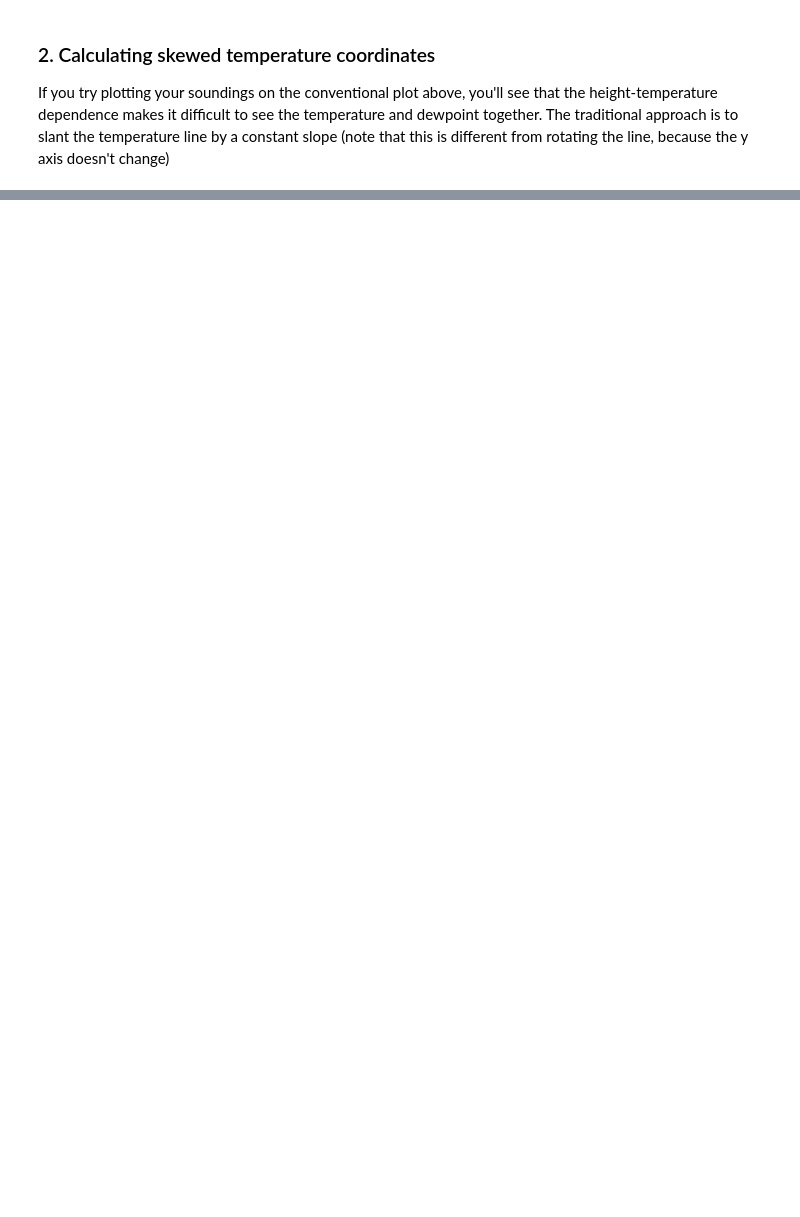
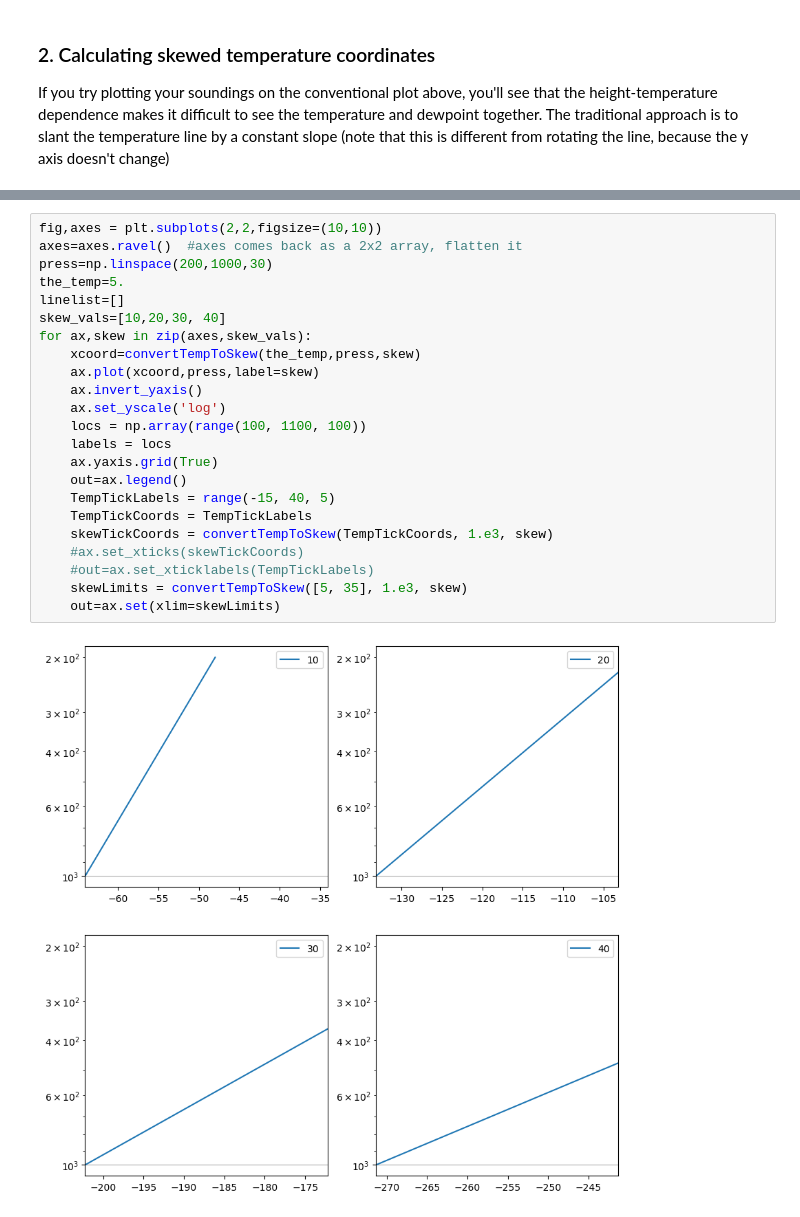
Before and after one commit to phaustin/a405_2024, a Jupyter notebook: notebooks/week2/skew_coords.ipynb, the cells around one changed output, grey strips where cells are left out. Drawn from its saved outputs; the diff is of its cells as text; blank space fills up the shorter version.

```diff
--- a/notebooks/week2/skew_coords.ipynb
+++ b/notebooks/week2/skew_coords.ipynb
@@ -67,0 +219,25 @@ because the y axis doesn't change)
+# %%
+fig,axes = plt.subplots(2,2,figsize=(10,10))
+axes=axes.ravel()  #axes comes back as a 2x2 array, flatten it
+press=np.linspace(200,1000,30)
+the_temp=5.
+linelist=[]
+skew_vals=[10,20,30, 40]
+for ax,skew in zip(axes,skew_vals):
+    xcoord=convertTempToSkew(the_temp,press,skew)
+    ax.plot(xcoord,press,label=skew)
+    ax.invert_yaxis()
+    ax.set_yscale('log')
+    locs = np.array(range(100, 1100, 100))
+    labels = locs
+    ax.yaxis.grid(True)
+    out=ax.legend()
+    TempTickLabels = range(-15, 40, 5)
+    TempTickCoords = TempTickLabels
+    skewTickCoords = convertTempToSkew(TempTickCoords, 1.e3, skew)
+    #ax.set_xticks(skewTickCoords)
+    #out=ax.set_xticklabels(TempTickLabels)
+    skewLimits = convertTempToSkew([5, 35], 1.e3, skew)
+    out=ax.set(xlim=skewLimits)
+# %% [output]
+[figure, added]
```
Also changed, not shown: parts of 27 cells of this notebook, 1 other file.
